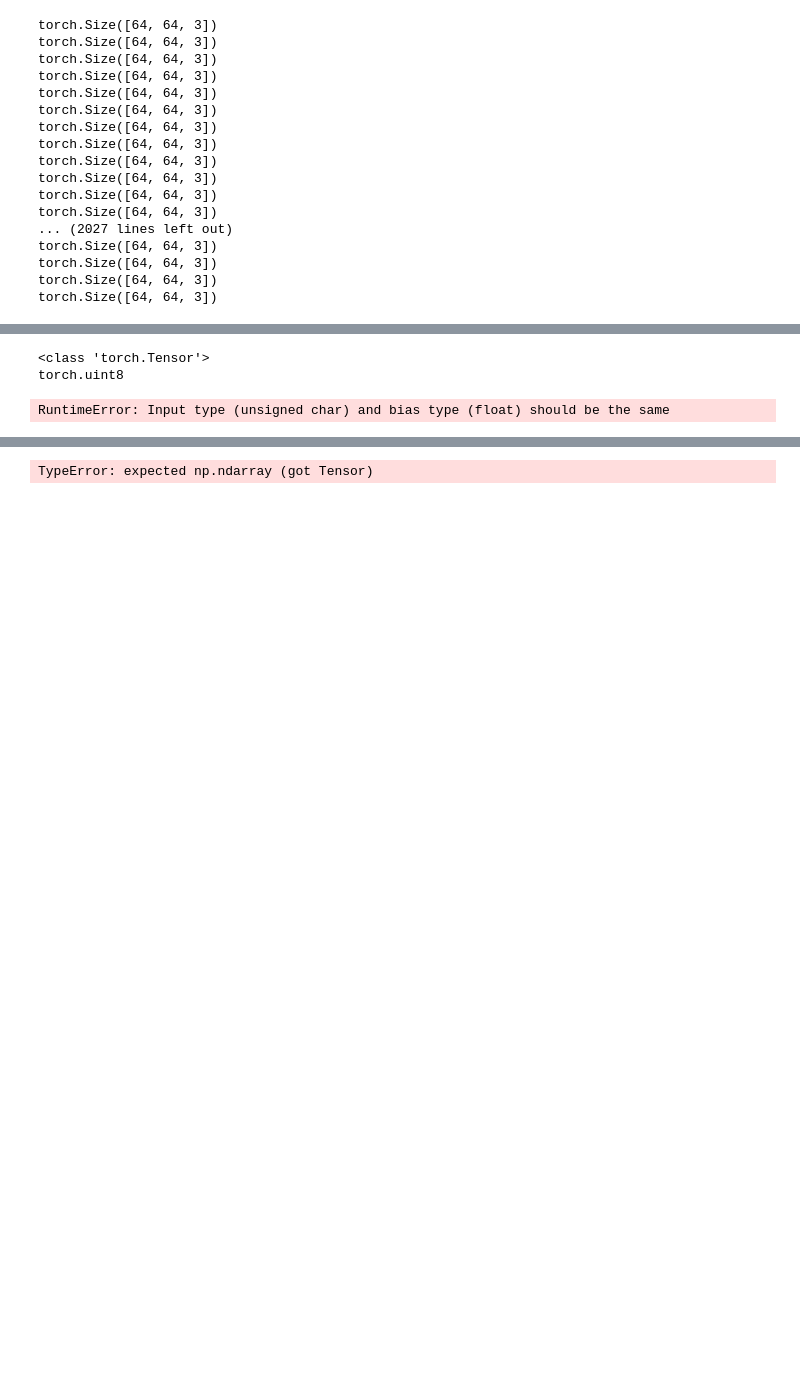
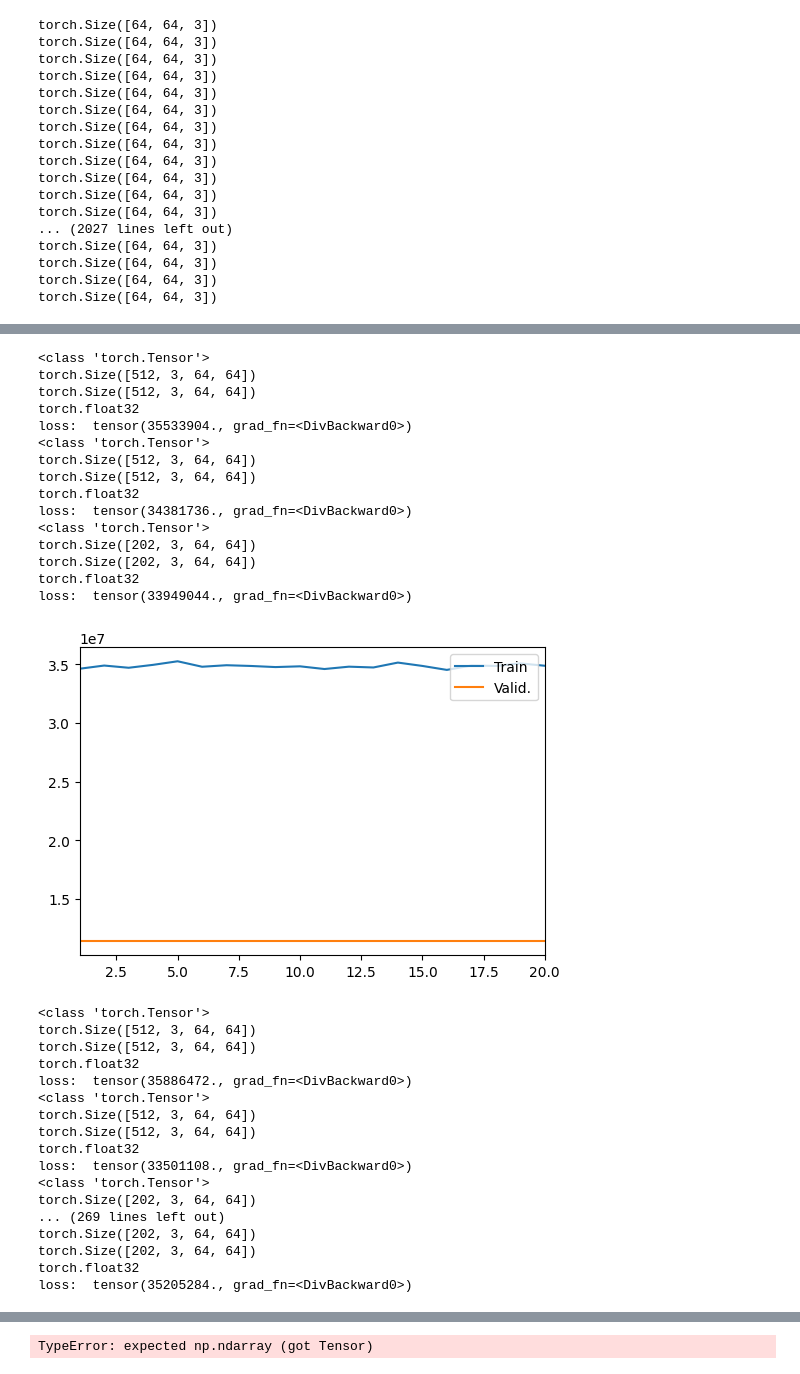
Before and after one commit to fpicasso/challenge-galaxies, a Jupyter notebook: TrainingAutoEn.ipynb, the cells around one changed output, grey strips where cells are left out. Cells and saved outputs as stored; diff of their text form; code cells hidden in the pictures; blank space fills up the shorter version.

```diff
--- a/TrainingAutoEn.ipynb
+++ b/TrainingAutoEn.ipynb
@@ -130,10 +130,10 @@ def autoencoder_loss(recon_x, x, mu=None, logvar=None):
     else:
         return mse_loss
 # %%
-model = Autoencoder()
+model = Autoencoder(do_sampling=True)
 # %%
-learning_rate = 2e-4
-optimizer = torch.optim.Adam(model.parameters(), learning_rate)
+learning_rate = 2e-6
+optimizer = torch.optim.SGD(model.parameters(), learning_rate)
 # %%
 def training(data, optimizer, model, loss_fn, master_bar):
     """Run one training epoch.
@@ -151,22 +151,35 @@ def training(data, optimizer, model, loss_fn, master_bar):
     """
     epoch_loss = []
 
-    dataloader = torch.utils.data.DataLoader(data, batch_size=128, shuffle=True)
+    dataloader = torch.utils.data.DataLoader(data, batch_size=512, shuffle=True)
     looparray = fastprogress.progress_bar(dataloader, parent=master_bar)
 
     for x in looparray:
-        optimizer.zero_grad()
+        optimizer.zero_grad(False)
+        x=x.float()
         model.train()
         print(type(x))
         # Forward pass
         x_inp = x
         x_hat, mu, logvar = model(x_inp)
-
+        print(x_hat.shape)
+        print(x.shape)
         # Compute loss
+        print(x_hat.dtype)
+        x_hat = x_hat.float()
+       # show_images(x_hat[:5])
+       # show_images(x[:5])
         loss = loss_fn(x_hat, x, mu, logvar)
-
+        print("loss: ", loss)
+        if loss == np.nan:
+            print("loss is nan")
+            print("loss:", loss)
+            print(x_hat)
+            print(x)
+            raise NotImplementedError("Nans again.")
         # Backward pass
         loss.backward()
+
         optimizer.step()
 
         # For plotting the train loss, save it for each sample
@@ -194,7 +207,8 @@ def validate(data, model, loss_fn, master_bar):
 
     model.eval()
     with torch.no_grad():
-        for x, _ in fastprogress.progress_bar(data, parent=master_bar):
+        for x in fastprogress.progress_bar(data, parent=master_bar):
+            x=x.float()
             # make a prediction on test set
             x_inp = x
             x_hat, mu, logvar = model(x_inp)
@@ -227,7 +241,7 @@ def train_model(model, optimizer, loss_function, num_epochs,
     master_bar = fastprogress.master_bar(range(num_epochs))
     epoch_list, train_losses, valid_losses = [], [], []
 
-    master_bar.names = ["Train", "Valid."]
+    master_bar.names = ["Train", "Valid"]
 
     for epoch in master_bar:
         # Train the model
@@ -246,7 +260,7 @@ def train_model(model, optimizer, loss_function, num_epochs,
         master_bar.write(
             f"Epoch {epoch + 1}, "
             f"avg. train loss: {epoch_train_loss:.3f}, "
-            f"avg. valid. loss: {epoch_valid_loss:.3f}"
+            f"avg. valid loss: {epoch_valid_loss:.3f}"
         )
         master_bar.update_graph(graphs, x_bounds)
 
@@ -260,7 +274,5 @@ def mixdata(dataBS, dataMW, quoteBS, quoteMW):
 train = train_datasetBS
 valid = valid_datasetBS
 for i in range(3):#roundsofReplace):
-  train_model(model, optimizer, autoencoder_loss, epochs, train, valid)
-  lowtrain = i*addnumbertrain % len(train_datasetMW)
-  hightrain = (i+1)*addnumbertrain % len(train_datasetMW)
+    train_model(model, optimizer, autoencoder_loss, epochs, train, valid)
 # %% [output]
@@ -269,3 +299,33 @@ for i in range(3):#roundsofReplace):
 <class 'torch.Tensor'>
-torch.uint8
+torch.Size([512, 3, 64, 64])
+torch.Size([512, 3, 64, 64])
+torch.float32
+loss:  tensor(35533904., grad_fn=<DivBackward0>)
+<class 'torch.Tensor'>
+torch.Size([512, 3, 64, 64])
+torch.Size([512, 3, 64, 64])
+torch.float32
+loss:  tensor(34381736., grad_fn=<DivBackward0>)
+<class 'torch.Tensor'>
+torch.Size([202, 3, 64, 64])
+torch.Size([202, 3, 64, 64])
+torch.float32
+loss:  tensor(33949044., grad_fn=<DivBackward0>)
+[figure, added]
-RuntimeError: Input type (unsigned char) and bias type (float) should be the same
+<class 'torch.Tensor'>
+torch.Size([512, 3, 64, 64])
+torch.Size([512, 3, 64, 64])
+torch.float32
+loss:  tensor(35886472., grad_fn=<DivBackward0>)
+<class 'torch.Tensor'>
+torch.Size([512, 3, 64, 64])
+torch.Size([512, 3, 64, 64])
+torch.float32
+loss:  tensor(33501108., grad_fn=<DivBackward0>)
+<class 'torch.Tensor'>
+torch.Size([202, 3, 64, 64])
+... (269 lines left out)
+torch.Size([202, 3, 64, 64])
+torch.Size([202, 3, 64, 64])
+torch.float32
+loss:  tensor(35205284., grad_fn=<DivBackward0>)
```
Also changed, not shown: parts of 8 cells of this notebook, 1 other file.
